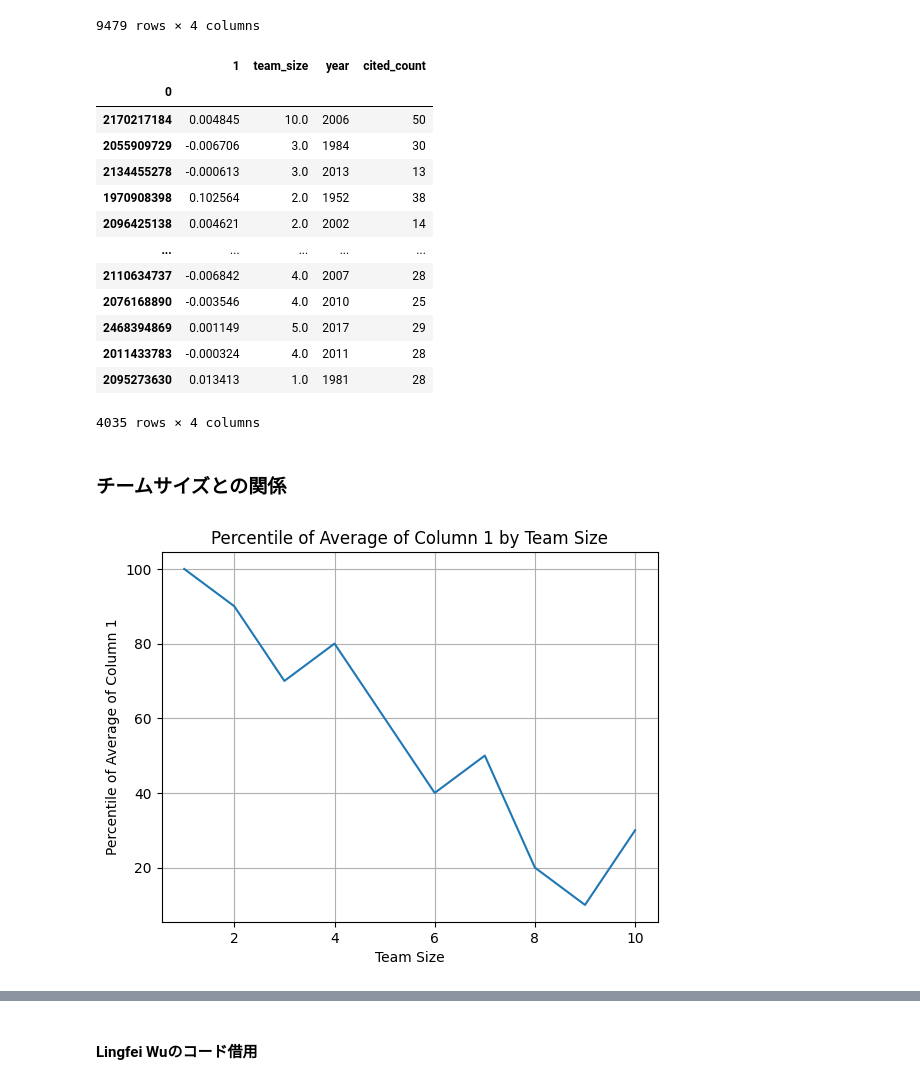
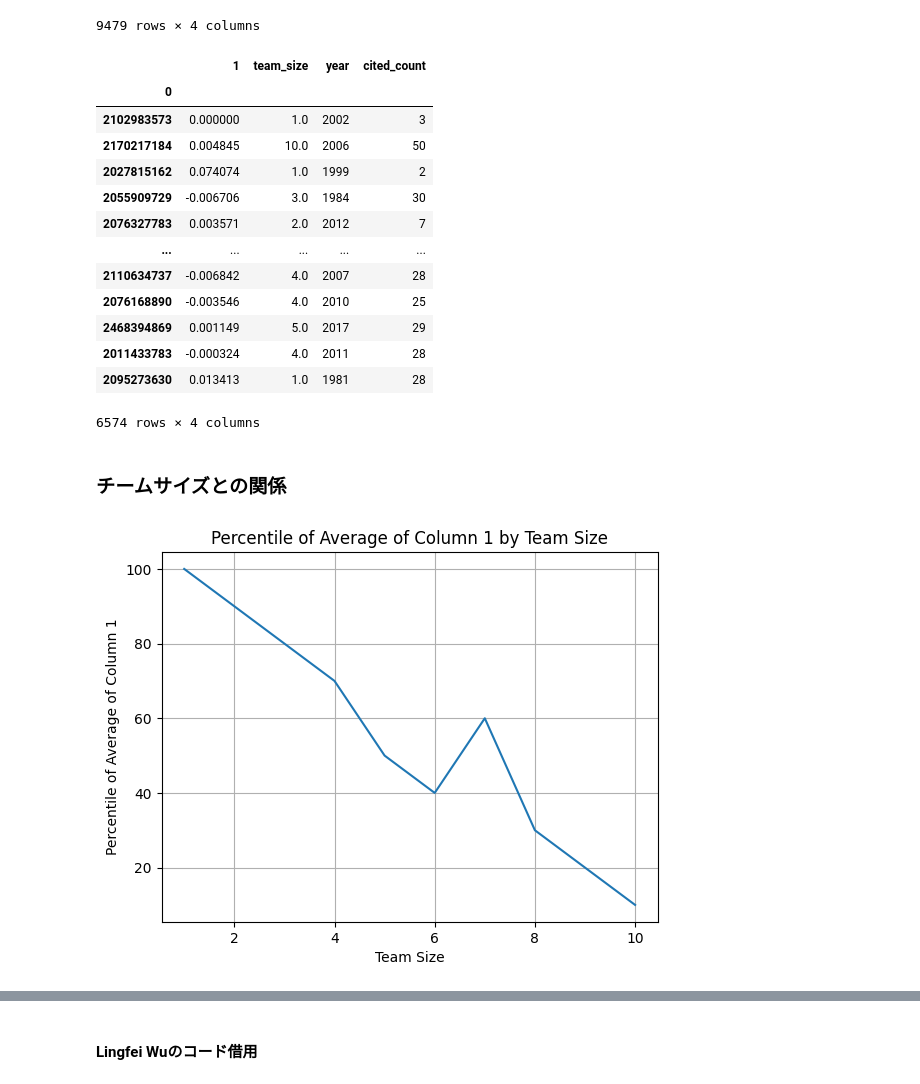
Before and after one commit to ScisciJP/tutorial_jp, a Jupyter notebook: 3-Disruptiveness copy.ipynb, the cells around one changed output, grey strips where cells are left out. Drawn from its saved outputs; the diff is of its cells as text; code cells hidden in the pictures.

```diff
--- a/3-Disruptiveness copy.ipynb
+++ b/3-Disruptiveness copy.ipynb
@@ -448,44 +448,44 @@ scores_notna
 | 2095273630 | 0.013413 | 1.0 | 1981 | 28 |
 9479 rows × 4 columns
 # %%
-scores_filtered = scores_notna[(scores_notna['year'] < 2018) & (scores_notna['year'] > 1950) & (scores_notna['cited_count'] > 10)]# & (scores_notna['ref_count'] > 10)]
+scores_filtered = scores_notna[(scores_notna['year'] < 2018) & (scores_notna['year'] > 1950) & (scores_notna['cited_count'] > 1)]# & (scores_notna['ref_count'] > 10)]
 scores_filtered
 # %% [output]
 |  | 1 | team_size | year | cited_count |
 | 0 |  |  |  |  |
+| 2102983573 | 0.000000 | 1.0 | 2002 | 3 |
 | 2170217184 | 0.004845 | 10.0 | 2006 | 50 |
+| 2027815162 | 0.074074 | 1.0 | 1999 | 2 |
 | 2055909729 | -0.006706 | 3.0 | 1984 | 30 |
-| 2134455278 | -0.000613 | 3.0 | 2013 | 13 |
-| 1970908398 | 0.102564 | 2.0 | 1952 | 38 |
-| 2096425138 | 0.004621 | 2.0 | 2002 | 14 |
+| 2076327783 | 0.003571 | 2.0 | 2012 | 7 |
 | ... | ... | ... | ... | ... |
 | 2110634737 | -0.006842 | 4.0 | 2007 | 28 |
 | 2076168890 | -0.003546 | 4.0 | 2010 | 25 |
 | 2468394869 | 0.001149 | 5.0 | 2017 | 29 |
 | 2011433783 | -0.000324 | 4.0 | 2011 | 28 |
 | 2095273630 | 0.013413 | 1.0 | 1981 | 28 |
-4035 rows × 4 columns
+6574 rows × 4 columns
 # %% [markdown]
 ### チームサイズとの関係
 # %%
 # team_sizeが1から10までのデータを抽出
-filtered_df = scores_notna[scores_notna['team_size'].between(1, 10)]
+filtered_df = scores_filtered[scores_filtered['team_size'].between(1, 10)]
 
 # team_sizeごとにグループ化し、1というカラムの平均値を計算
 grouped_df = filtered_df.groupby('team_size').mean()
 
 # 全体の平均値のパーセンタイルを計算
 percentiles = grouped_df.rank(pct=True) * 100
 
 # グラフの描画
 plt.plot(percentiles.index, percentiles[1])
 plt.xlabel('Team Size')
 plt.ylabel('Percentile of Average of Column 1')
 plt.title('Percentile of Average of Column 1 by Team Size')
 plt.grid(True)
 plt.show()
 # %% [output]
-[figure, old version]
+[figure, new version]
 # %%
 # パーセントの値がキリ良すぎるので何か間違っていそう
 # cited_countのパーセンタイルに基づいてデータを分割
```
Also changed, not shown: parts of 9 cells of this notebook.
